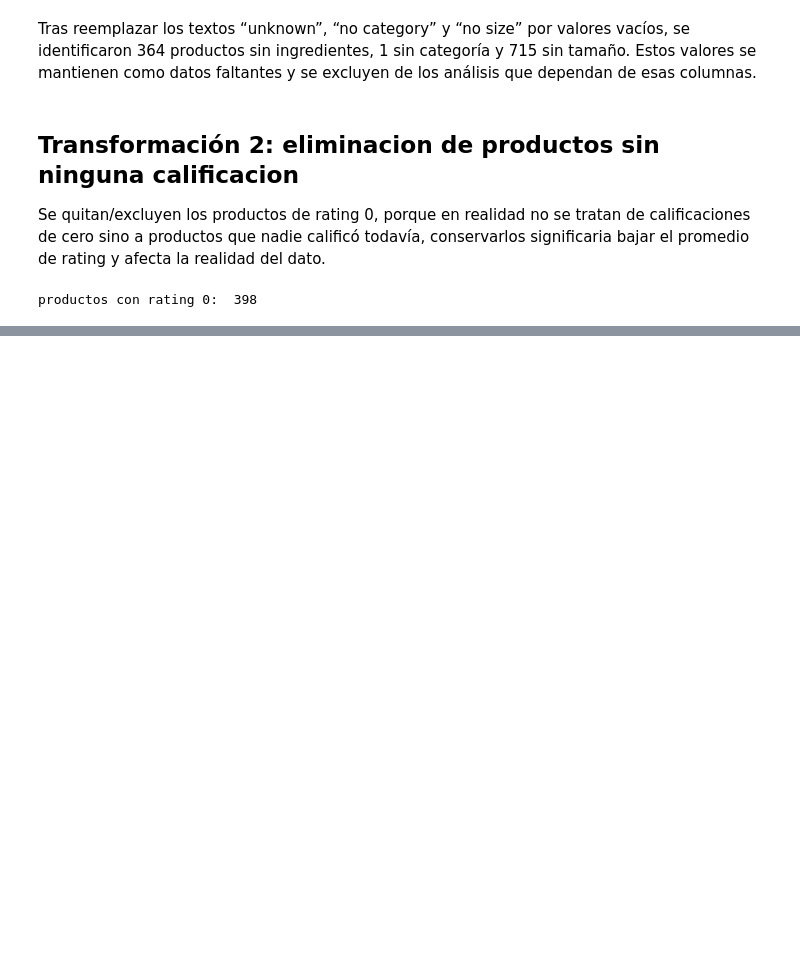
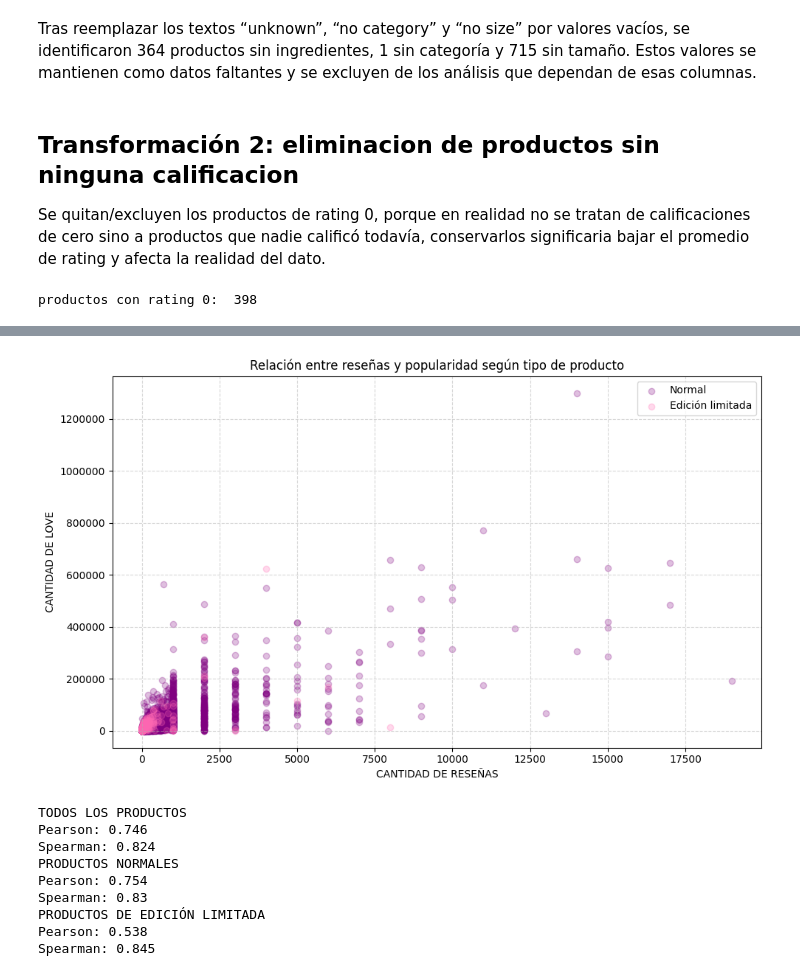
Before and after one commit to lourrosaa/TP-Grupal-Analisis, a Jupyter notebook: TP_analisis.ipynb, the cells around one changed output, grey strips where cells are left out. Drawn from its saved outputs; the diff is of its cells as text; code cells hidden in the pictures; blank space fills up the shorter version.

```diff
--- a/TP_analisis.ipynb
+++ b/TP_analisis.ipynb
@@ -149,0 +190,3 @@ productos con rating 0:  398
+# %%
+df_normal = df[df["limited_edition"] == 0]
+df_limitado = df[df["limited_edition"] == 1]
@@ -149,0 +292,69 @@ productos con rating 0:  398
+# %%
+
+plt.figure(figsize=(10, 6))
+plt.scatter(
+    df_normal["number_of_reviews"],
+    df_normal["love"],
+    color="purple",
+    label="Normal",
+    alpha=0.25)
+plt.scatter(
+    df_limitado["number_of_reviews"],
+    df_limitado["love"],
+    color="hotpink",
+    label="Edición limitada",
+    alpha=0.25)
+plt.title("Relación entre reseñas y popularidad según tipo de producto")
+plt.xlabel("CANTIDAD DE RESEÑAS")
+plt.ylabel("CANTIDAD DE LOVE")
+plt.legend()
+plt.ticklabel_format(style="plain", axis="y")
+plt.grid(True, linestyle="--", alpha=0.5)
+plt.tight_layout()
+
+plt.savefig("graf_dispersion_3.png", dpi=300)
+plt.show()
+
+
+# Investigación adicional para complementar el análisis del gráfico
+# PEARSON
+pearson_total = df["number_of_reviews"].corr(
+    df["love"], method="pearson"
+)
+pearson_normal = df_normal["number_of_reviews"].corr(
+    df_normal["love"], method="pearson"
+)
+pearson_limitado = df_limitado["number_of_reviews"].corr(
+    df_limitado["love"], method="pearson"
+)
+# SPEARMAN
+spearman_total = df["number_of_reviews"].corr(
+    df["love"], method="spearman"
+)
+spearman_normal = df_normal["number_of_reviews"].corr(
+    df_normal["love"], method="spearman"
+)
+spearman_limitado = df_limitado["number_of_reviews"].corr(
+    df_limitado["love"], method="spearman"
+)
+
+print("TODOS LOS PRODUCTOS")
+print("Pearson:", round(pearson_total, 3))
+print("Spearman:", round(spearman_total, 3))
+print("PRODUCTOS NORMALES")
+print("Pearson:", round(pearson_normal, 3))
+print("Spearman:", round(spearman_normal, 3))
+print("PRODUCTOS DE EDICIÓN LIMITADA")
+print("Pearson:", round(pearson_limitado, 3))
+print("Spearman:", round(spearman_limitado, 3))
+# %% [output]
+[figure, added]
+TODOS LOS PRODUCTOS
+Pearson: 0.746
+Spearman: 0.824
+PRODUCTOS NORMALES
+Pearson: 0.754
+Spearman: 0.83
+PRODUCTOS DE EDICIÓN LIMITADA
+Pearson: 0.538
+Spearman: 0.845
```
Also changed, not shown: parts of 14 cells of this notebook.
